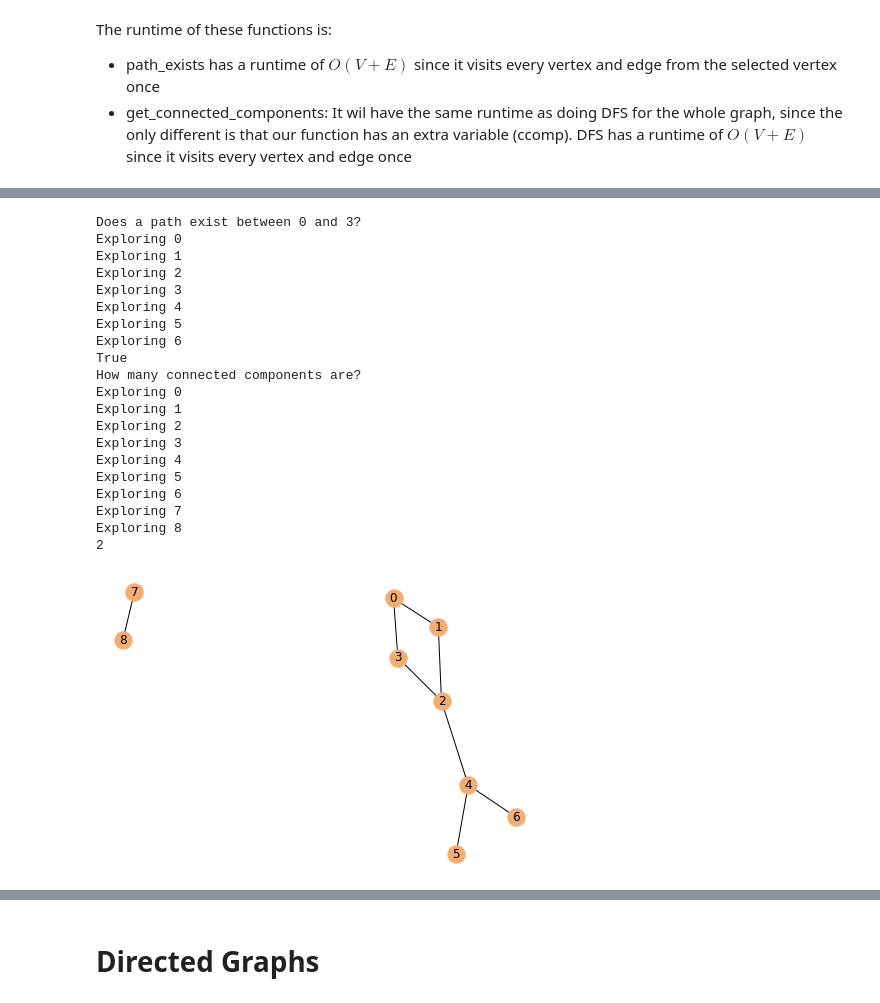
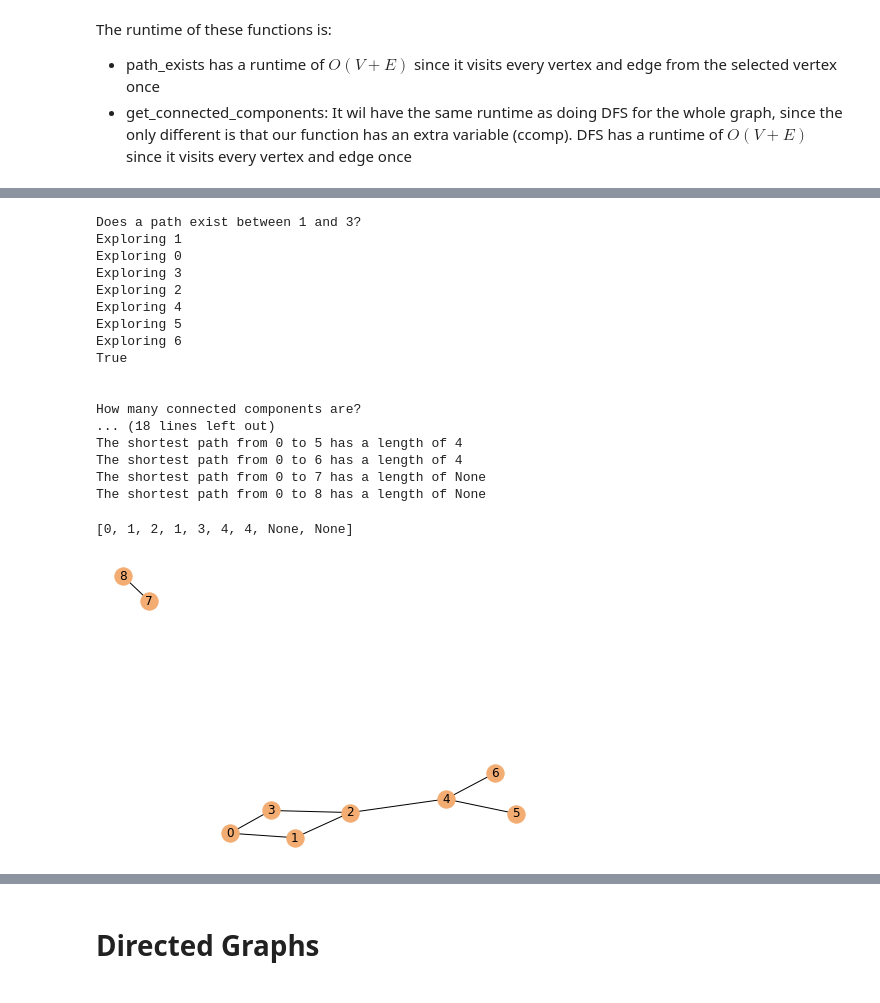
Before and after one commit to amujica/Graphs-Algorithms, a Jupyter notebook: Graphs.ipynb, the cells around one changed output, grey strips where cells are left out. Drawn from its saved outputs; the diff is of its cells as text; code cells hidden in the pictures.

```diff
--- a/Graphs.ipynb
+++ b/Graphs.ipynb
@@ -46,6 +46,24 @@ class Undirected_Graph:
         # to print DFS traversal
         self.DFSUtil(v, visited)
 
+    def BFS(self, v):
+
+        dist = [None] * (self.V)
+        dist[v] = 0
+        q = [v]
+
+        while q:
+            u = q.pop(0)
+            for i in self.graph[u]:
+                if dist[i]==None:
+                    q.append(i)
+                    dist[i]=dist[u]+1
+
+        for i in range(len(dist)):
+            print("The shortest path from {} to {} has a length of {} ".format(v,i,dist[i]))
+        return dist
+
+
 
     def draw_graph(self):
         #color_map = ["#F3AC71","#82C8F4","8CF371","F38471","#71B1F3"]
@@ -127,42 +171,45 @@ Exploring 3
 # %%
 g = Undirected_Graph(9)
 g.addEdge(0,1)
 g.addEdge(1,2)
 g.addEdge(2,3)
 g.addEdge(3,0)
 g.addEdge(2,4)
 g.addEdge(4,5)
 g.addEdge(4,6)
 g.addEdge(7,8)
 g.draw_graph()
 
-print("Does a path exist between 0 and 3?")
-print(g.path_exists(0,3))
+print("Does a path exist between 1 and 3?")
+print(g.path_exists(1,3))
+print("\n")
 
 print("How many connected components are?")
 print(g.get_connected_components())
+print("\n")
+
+print("Lets do a BFS from some vertex")
+g.BFS(0)
 # %% [output]
-Does a path exist between 0 and 3?
+Does a path exist between 1 and 3?
+Exploring 1
 Exploring 0
-Exploring 1
+Exploring 3
 Exploring 2
-Exploring 3
 Exploring 4
 Exploring 5
 Exploring 6
 True
+
+
 How many connected components are?
-Exploring 0
-Exploring 1
-Exploring 2
-Exploring 3
-Exploring 4
-Exploring 5
-Exploring 6
-Exploring 7
-Exploring 8
-2
+... (18 lines left out)
+The shortest path from 0 to 5 has a length of 4
+The shortest path from 0 to 6 has a length of 4
+The shortest path from 0 to 7 has a length of None
+The shortest path from 0 to 8 has a length of None
+[0, 1, 2, 1, 3, 4, 4, None, None]
-[figure, old version]
+[figure, new version]
 # %%
 g = Undirected_Graph(5)
 g.addEdge(0,None)
```
Also changed, not shown: parts of 10 cells of this notebook.
